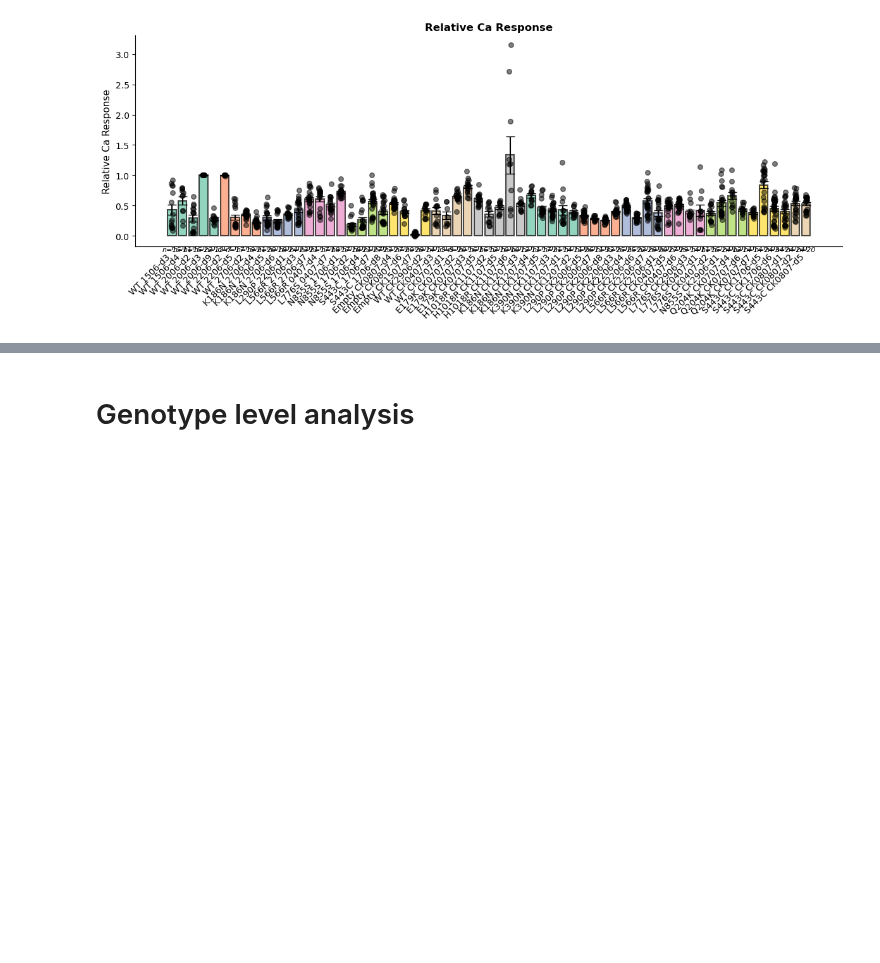
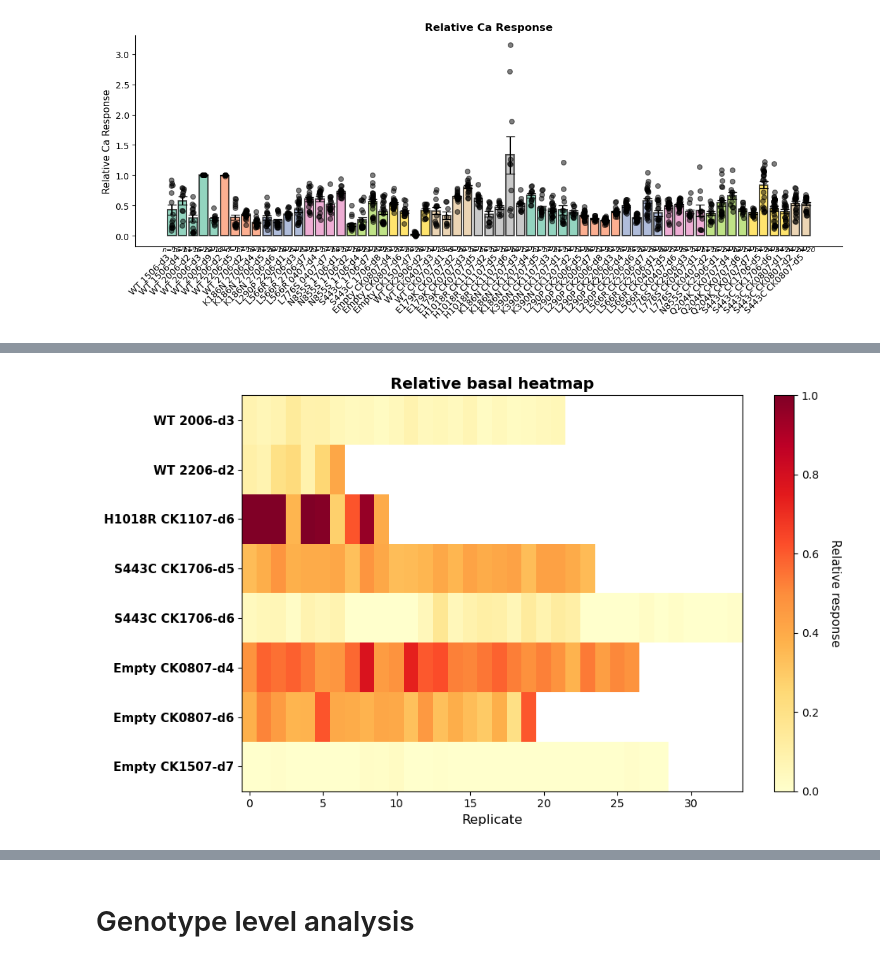
Before and after one commit to hallba/FURA2-Analysis, a Jupyter notebook: Ratiometric analysis.ipynb, the cells around one changed output, grey strips where cells are left out. Saved outputs shown, nothing was run; the diff lists cells and outputs as text; code cells hidden in the pictures; blank space fills up the shorter version.

Commit message:
added some plots just of the excluded datasets

```diff
--- a/Ratiometric analysis.ipynb
+++ b/Ratiometric analysis.ipynb
@@ -876,3 +876,12 @@ getTreatments(traces["WT 2006-d3"])
 barChart(ca_response_df_individual,"Relative CA response")
 # %% [output]
 [figure]
+# %%
+"""
+Exclude experiments where
+max are missing "WT 2006-d3","WT 2206-d2"
+several basal or CA > max H1018 CK1107-d6, S443C CK1706-d5
+several basal or CA < min 'S443C CK1706-d6'
+empty where there is a batch/day effect
+"""
+exclusions = ["WT 2006-d3","WT 2206-d2", "H1018R CK1107-d6", "S443C CK1706-d5", 'S443C CK1706-d6', 'Empty CK0807-d4', 'Empty CK0807-d6', 'Empty CK1507-d7']
@@ -878,0 +910,4 @@ barChart(ca_response_df_individual,"Relative CA response")
+# %%
+heatmap(basal_df_individual[exclusions])
+# %% [output]
+[figure, added]
```
Also changed, not shown: parts of 20 cells of this notebook.
